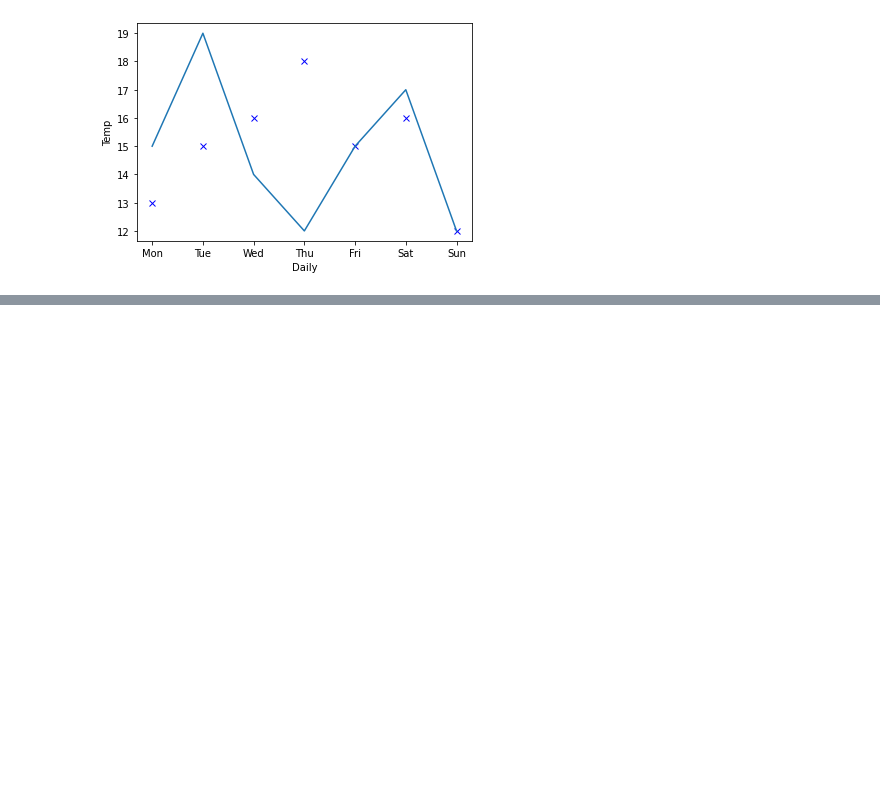
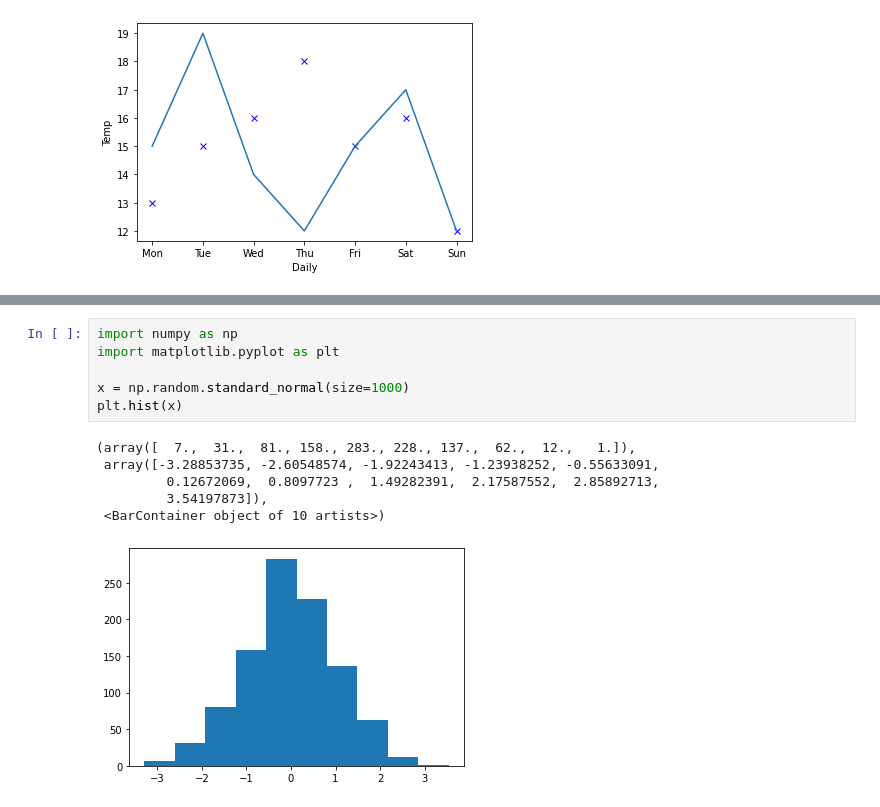
Before and after one commit to cgjeong23/data-analysis-visualization, a Jupyter notebook: Analysis & Visualization/matplotlib_practice.ipynb, the cells around one changed output, grey strips where cells are left out. Drawn from its saved outputs; the diff is of its cells as text; blank space fills up the shorter version.

```diff
--- a/Analysis & Visualization/matplotlib_practice.ipynb
+++ b/Analysis & Visualization/matplotlib_practice.ipynb
@@ -37,0 +63,13 @@ plt.plot(x,y2, label = 'Night')
+# %%
+import numpy as np
+import matplotlib.pyplot as plt
+
+x = np.random.standard_normal(size=1000)
+plt.hist(x)
+# %% [output]
+(array([  7.,  31.,  81., 158., 283., 228., 137.,  62.,  12.,   1.]),
+ array([-3.28853735, -2.60548574, -1.92243413, -1.23938252, -0.55633091,
+         0.12672069,  0.8097723 ,  1.49282391,  2.17587552,  2.85892713,
+         3.54197873]),
+ <BarContainer object of 10 artists>)
+[figure, added]
```
Also changed, not shown: parts of 4 cells of this notebook, 15 other files.
